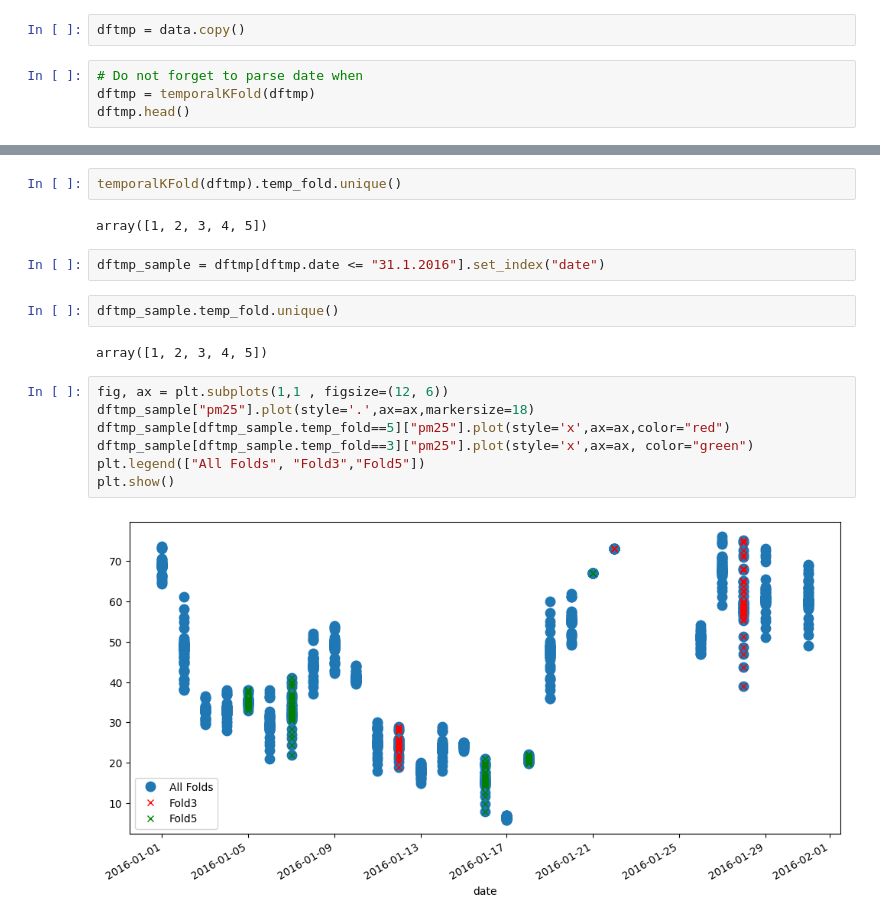
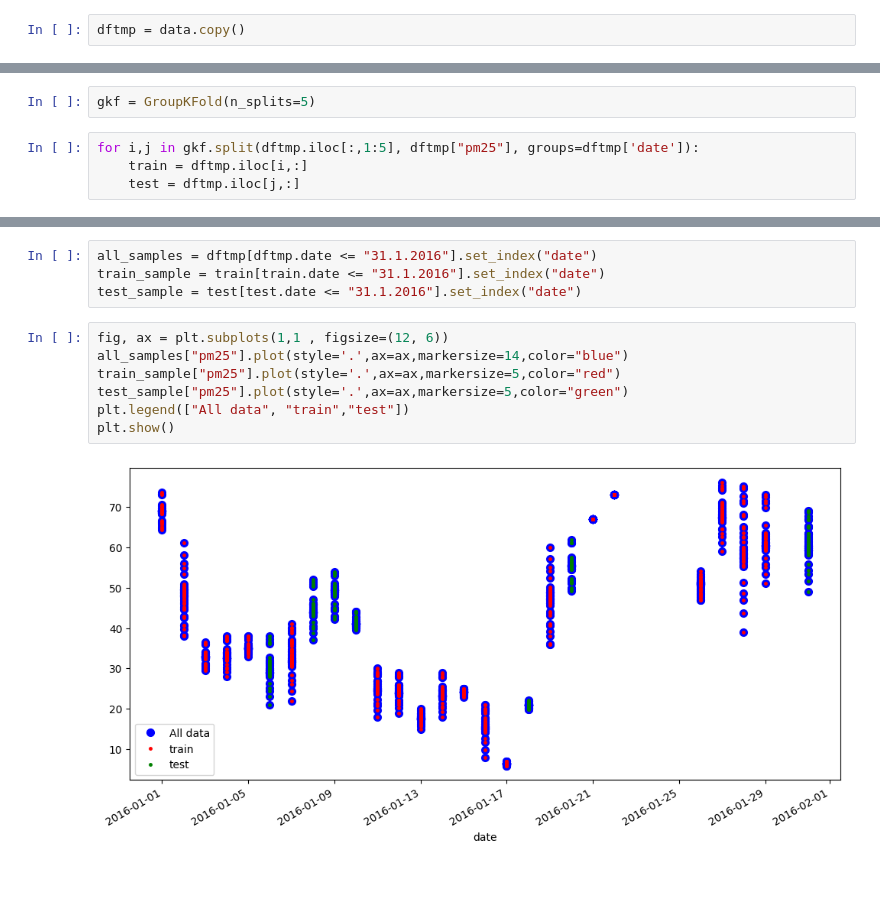
Before and after one commit to behzad89/Spatiotemporal_PM25_Milan_Model, a Jupyter notebook: notebooks/Spatail_Temporal_Cross_Validation.ipynb, the cells around one changed output, grey strips where cells are left out. Drawn from its saved outputs; the diff is of its cells as text; blank space fills up the shorter version.

Commit message:
[Update] Temporal sampling

```diff
--- a/notebooks/Spatail_Temporal_Cross_Validation.ipynb
+++ b/notebooks/Spatail_Temporal_Cross_Validation.ipynb
@@ -74,7 +71,3 @@ plt.show()
 # Temporal Sampling
 # %%
 dftmp = data.copy()
-# %%
-# Do not forget to parse date when
-dftmp = temporalKFold(dftmp)
-dftmp.head()
@@ -89,3 +74,9 @@ dftmp.head()
+# %%
+gkf = GroupKFold(n_splits=5)
+# %%
+for i,j in gkf.split(dftmp.iloc[:,1:5], dftmp["pm25"], groups=dftmp['date']):
+    train = dftmp.iloc[i,:]
+    test = dftmp.iloc[j,:]
 # %%
 dftmp.shape,data.shape
 # %% [output]
@@ -93,19 +84,13 @@ dftmp.shape,data.shape
-# %%
-temporalKFold(dftmp).temp_fold.unique()
-# %% [output]
-array([1, 2, 3, 4, 5])
 # %%
-dftmp_sample = dftmp[dftmp.date <= "31.1.2016"].set_index("date")
+all_samples = dftmp[dftmp.date <= "31.1.2016"].set_index("date")
+train_sample = train[train.date <= "31.1.2016"].set_index("date")
+test_sample = test[test.date <= "31.1.2016"].set_index("date")
-# %%
-dftmp_sample.temp_fold.unique()
-# %% [output]
-array([1, 2, 3, 4, 5])
 # %%
 fig, ax = plt.subplots(1,1 , figsize=(12, 6))
-dftmp_sample["pm25"].plot(style='.',ax=ax,markersize=18)
-dftmp_sample[dftmp_sample.temp_fold==5]["pm25"].plot(style='x',ax=ax,color="red")
-dftmp_sample[dftmp_sample.temp_fold==3]["pm25"].plot(style='x',ax=ax, color="green")
-plt.legend(["All Folds", "Fold3","Fold5"])
+all_samples["pm25"].plot(style='.',ax=ax,markersize=14,color="blue")
+train_sample["pm25"].plot(style='.',ax=ax,markersize=5,color="red")
+test_sample["pm25"].plot(style='.',ax=ax,markersize=5,color="green")
+plt.legend(["All data", "train","test"])
 plt.show()
 # %% [output]
-[figure, old version]
+[figure, new version]
```
Also changed, not shown: parts of 4 cells of this notebook, 1 other file.
